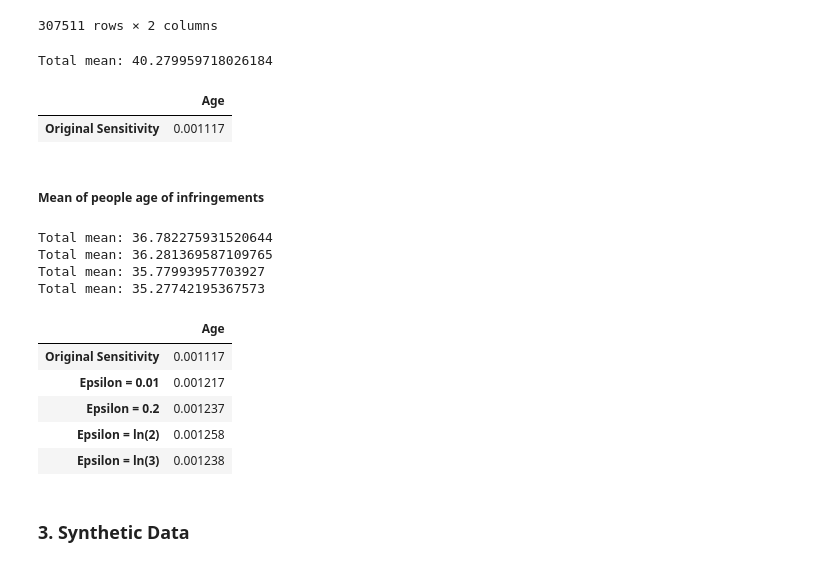
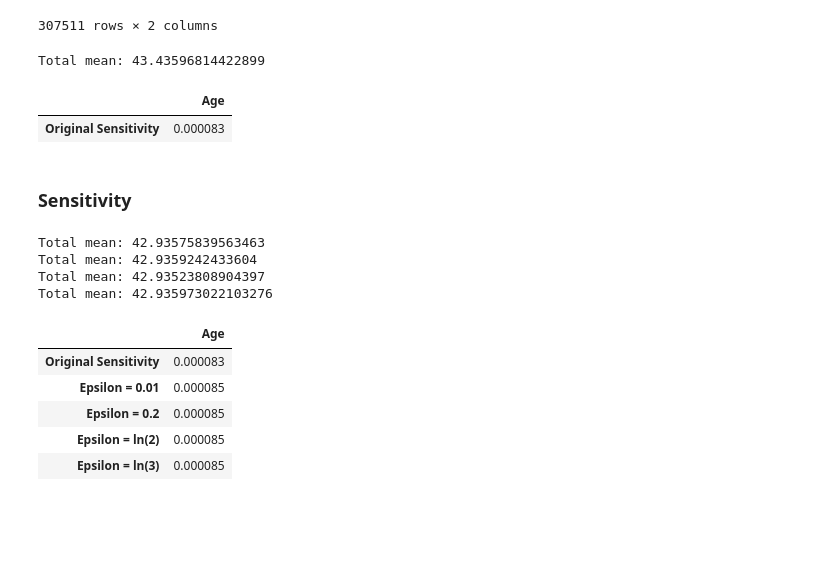
Before and after one commit to patii01/SP-Project, a Jupyter notebook: Assignment 2/SP_Assignment2.ipynb, the cells around one changed output. Drawn from its saved outputs; the diff is of its cells as text; code cells hidden in the pictures; blank space fills up the shorter version.

```diff
--- a/Assignment 2/SP_Assignment2.ipynb
+++ b/Assignment 2/SP_Assignment2.ipynb
@@ -16,7 +16,7 @@ from scipy import stats
 
 infri = pd.read_csv('data/infringement_dataset_v2.csv')
 
-infri.fillna(value = -1, inplace = True)
+infri.fillna(value = 0, inplace = True)
 
 display(infri)
 # %% [output]
@@ -92,14 +94,15 @@ Total mean: 4.543730142986755
 ### 2.3. Differential Privacy
 # %%
 def add_laplace_noise(data, column, sensitivity, epsilon):
-  data = data.to_numpy()
+  data_aux = data.copy()
+  data_aux = data_aux.to_numpy()
 
-  for i in range(len(data)):
+  for i in range(len(data_aux)):
     laplace = np.random.laplace(loc=0, scale=sensitivity/epsilon)
-    data[i] = data[i] + laplace
+    data_aux[i] = data_aux[i] + laplace
 
-  df = pd.DataFrame(data, columns = [column])
-  return df
+  df = pd.DataFrame(data_aux, columns = [column])
+  return df[column]
 
 def percentage_error(orig, est):
   return ((orig-est) / orig) * 100
@@ -274,8 +306,8 @@ groupby_age_l3 = noise_df_l3.groupby("age").mean()
 # %% [markdown]
 ##### Mean of people age of infringements
 # %%
-df = infri[['infringed', 'age']]
-display(df)
+infri_age = infri[['infringed', 'age']]
+display(infri_age)
 # %% [output]
 |  | infringed | age |
 | 0 | 1 | 25 |
@@ -291,46 +323,43 @@ display(df)
 | 307510 | 0 | 46 |
 307511 rows × 2 columns
 # %%
-analyse = df[df['infringed'] == 1]
-s_age = sensitivity_mean(analyse["age"])
+s_age = sensitivity_mean(infri_age["age"])
 
 res_age = pd.DataFrame(columns=["Age"], index = ["Original Sensitivity"])
 res_age.loc["Original Sensitivity"] = s_age
 display(res_age)
 # %% [output]
-Total mean: 40.279959718026184
+Total mean: 43.43596814422899
 |  | Age |
-| Original Sensitivity | 0.001117 |
+| Original Sensitivity | 0.000083 |
-# %% [markdown]
-##### Mean of people age of infringements
+# %% [markdown]
+### Sensitivity
 # %%
-dp_age_001 = add_laplace_noise(analyse["age"], "age", s_age, 0.01)
-s_age_001 = sensitivity_mean(dp_age_001["age"])
+dp_age_001 = add_laplace_noise(infri_age["age"], "age", s_age, 0.01)
+s_age_001 = sensitivity_mean(dp_age_001)
 res_age.loc["Epsilon = 0.01"] = s_age_001
 
-dp_age_02 = add_laplace_noise(analyse["age"], "age", s_age, 0.2)
-s_age_02 = sensitivity_mean(dp_age_02["age"])
+dp_age_02 = add_laplace_noise(infri_age["age"], "age", s_age, 0.2)
+s_age_02 = sensitivity_mean(dp_age_02)
 res_age.loc["Epsilon = 0.2"] = s_age_02
 
-dp_age_l2 = add_laplace_noise(analyse["age"], "age", s_age, np.log(2))
-s_age_l2 = sensitivity_mean(dp_age_l2["age"])
+dp_age_l2 = add_laplace_noise(infri_age["age"], "age", s_age, np.log(2))
+s_age_l2 = sensitivity_mean(dp_age_l2)
 res_age.loc["Epsilon = ln(2)"] = s_age_l2
 
-dp_age_l3 = add_laplace_noise(analyse["age"], "age", s_age, np.log(3))
-s_age_l3 = sensitivity_mean(dp_age_l3["age"])
+dp_age_l3 = add_laplace_noise(infri_age["age"], "age", s_age, np.log(3))
+s_age_l3 = sensitivity_mean(dp_age_l3)
 res_age.loc["Epsilon = ln(3)"] = s_age_l3
 
 display(res_age)
 # %% [output]
-Total mean: 36.782275931520644
-Total mean: 36.281369587109765
-Total mean: 35.77993957703927
-Total mean: 35.27742195367573
+Total mean: 42.93575839563463
+Total mean: 42.9359242433604
+Total mean: 42.93523808904397
+Total mean: 42.935973022103276
 |  | Age |
-| Original Sensitivity | 0.001117 |
-| Epsilon = 0.01 | 0.001217 |
-| Epsilon = 0.2 | 0.001237 |
-| Epsilon = ln(2) | 0.001258 |
-| Epsilon = ln(3) | 0.001238 |
+| Original Sensitivity | 0.000083 |
+| Epsilon = 0.01 | 0.000085 |
+| Epsilon = 0.2 | 0.000085 |
+| Epsilon = ln(2) | 0.000085 |
+| Epsilon = ln(3) | 0.000085 |
-# %% [markdown]
-### 3. Synthetic Data
```
Also changed, not shown: parts of 18 cells of this notebook.
